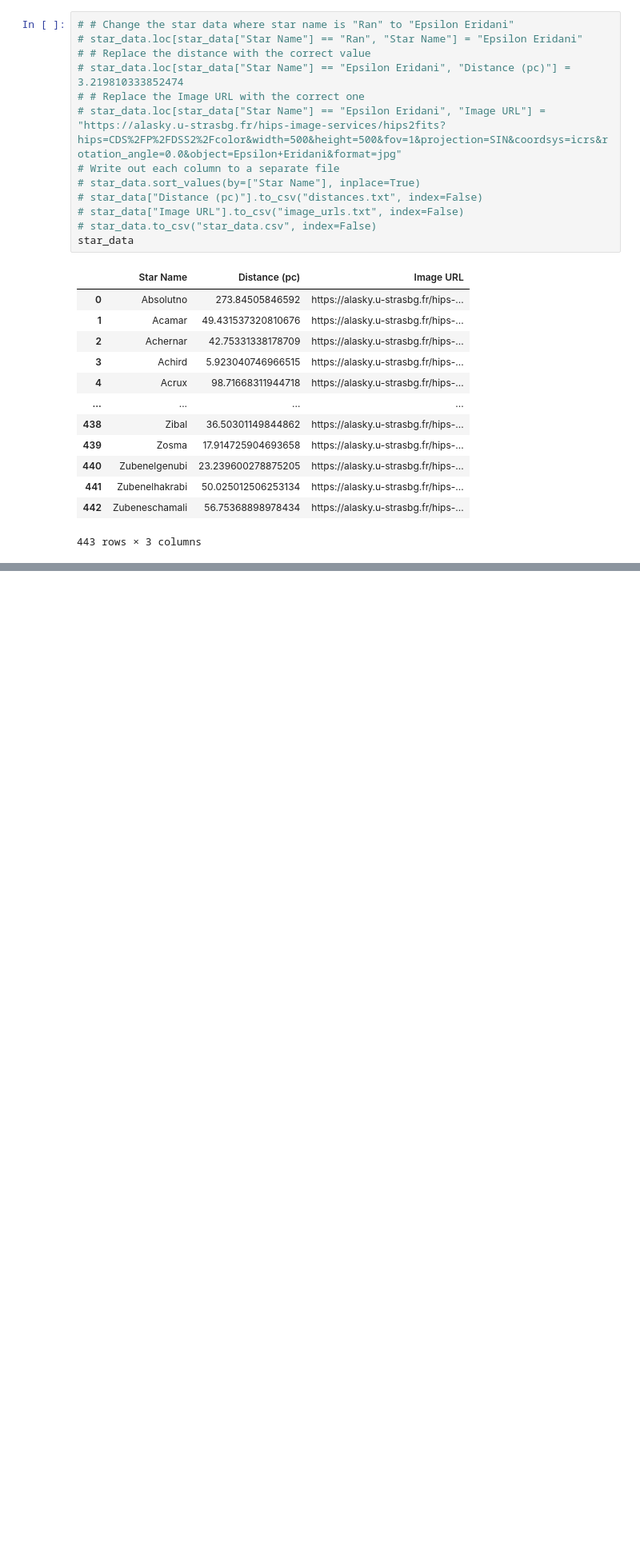
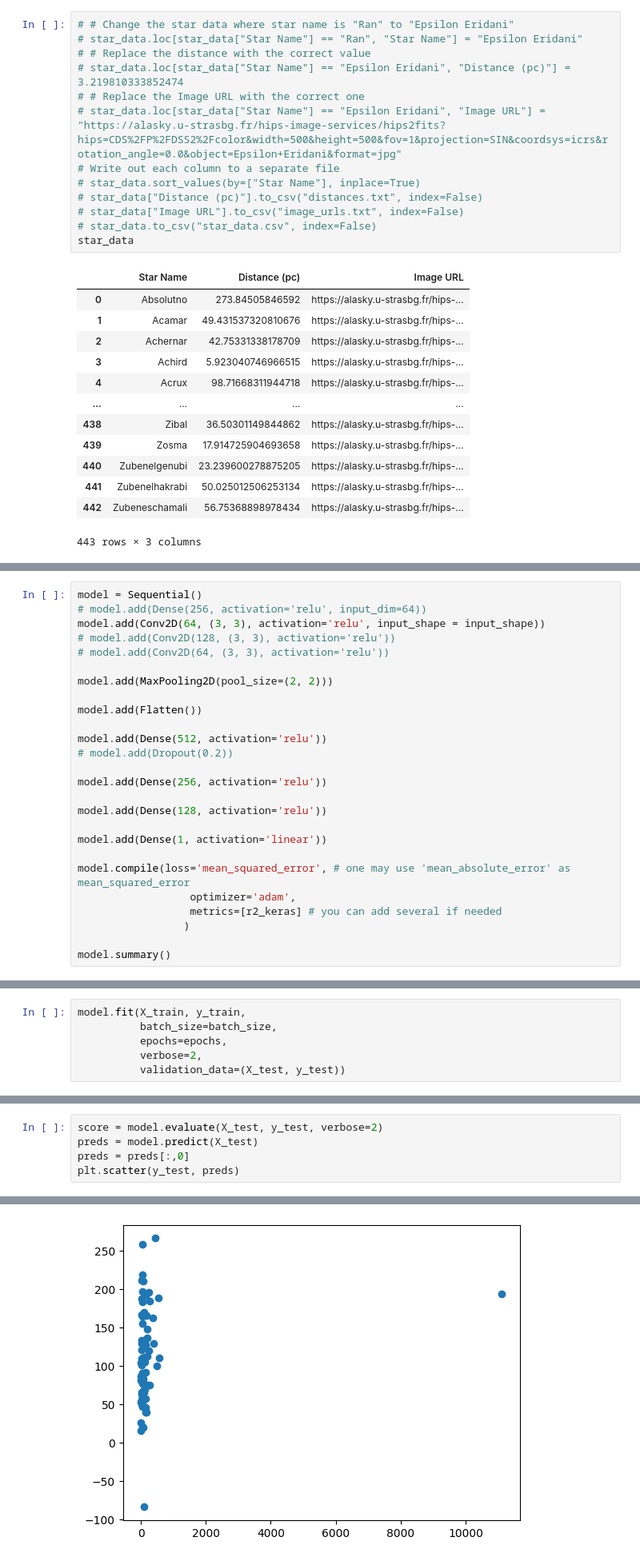
Before and after one commit to Jminding/StarClassification, a Jupyter notebook: test.ipynb, the cells around one changed output, grey strips where cells are left out. Shown at 80% size. Saved outputs shown, nothing was run; the diff lists cells and outputs as text; blank space fills up the shorter version.

```diff
--- a/test.ipynb
+++ b/test.ipynb
@@ -186,0 +270,26 @@ star_data
+# %%
+model = Sequential()
+# model.add(Dense(256, activation='relu', input_dim=64))
+model.add(Conv2D(64, (3, 3), activation='relu', input_shape = input_shape))
+# model.add(Conv2D(128, (3, 3), activation='relu'))
+# model.add(Conv2D(64, (3, 3), activation='relu'))
+
+model.add(MaxPooling2D(pool_size=(2, 2)))
+
+model.add(Flatten())
+
+model.add(Dense(512, activation='relu'))
+# model.add(Dropout(0.2))
+
+model.add(Dense(256, activation='relu'))
+
+model.add(Dense(128, activation='relu'))
+
+model.add(Dense(1, activation='linear'))
+
+model.compile(loss='mean_squared_error', # one may use 'mean_absolute_error' as  mean_squared_error
+                  optimizer='adam',
+                  metrics=[r2_keras] # you can add several if needed
+                 )
+
+model.summary()
@@ -186,0 +314,6 @@ star_data
+# %%
+model.fit(X_train, y_train,
+          batch_size=batch_size,
+          epochs=epochs,
+          verbose=2,
+          validation_data=(X_test, y_test))
@@ -186,0 +341,6 @@ star_data
+# %%
+score = model.evaluate(X_test, y_test, verbose=2)
+preds = model.predict(X_test)
+preds = preds[:,0]
+plt.scatter(y_test, preds)
+# %% [output]
@@ -186,0 +350 @@ star_data
+[figure, added]
```
Also changed, not shown: parts of 20 cells of this notebook, 6 other files.
